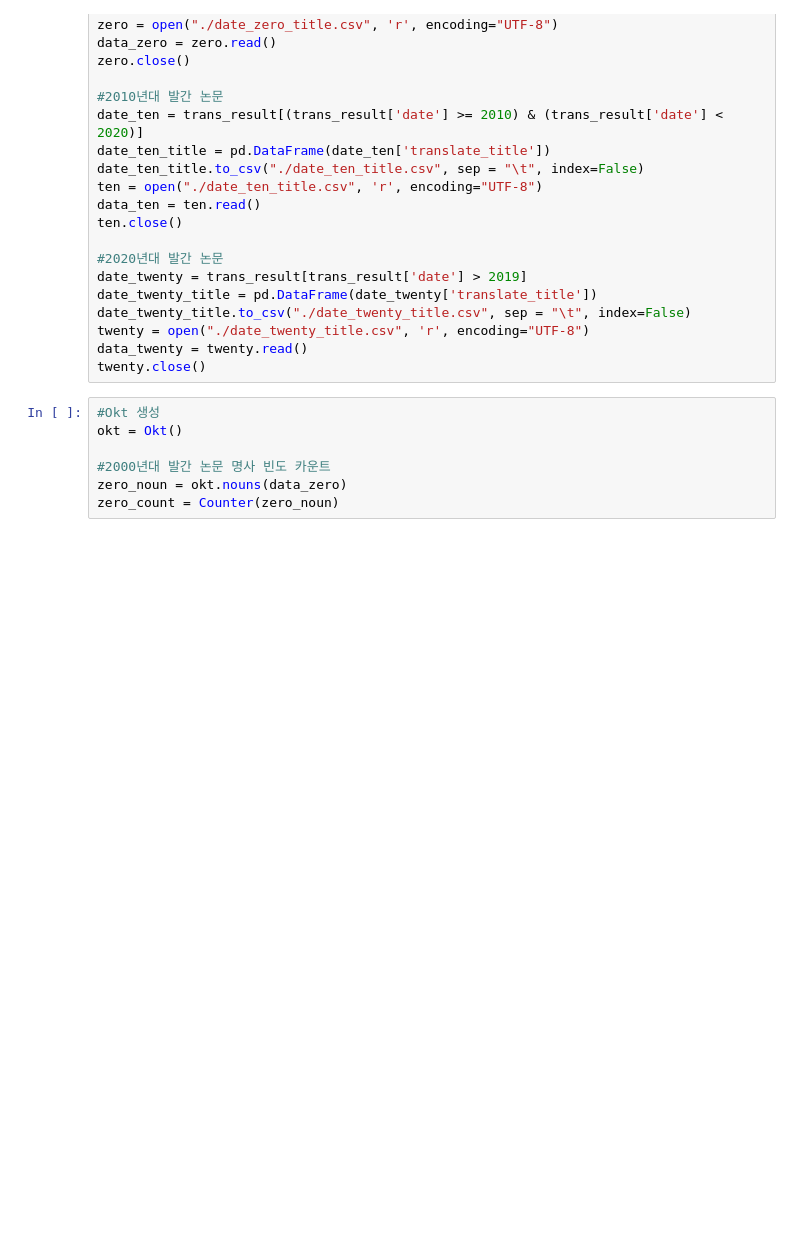
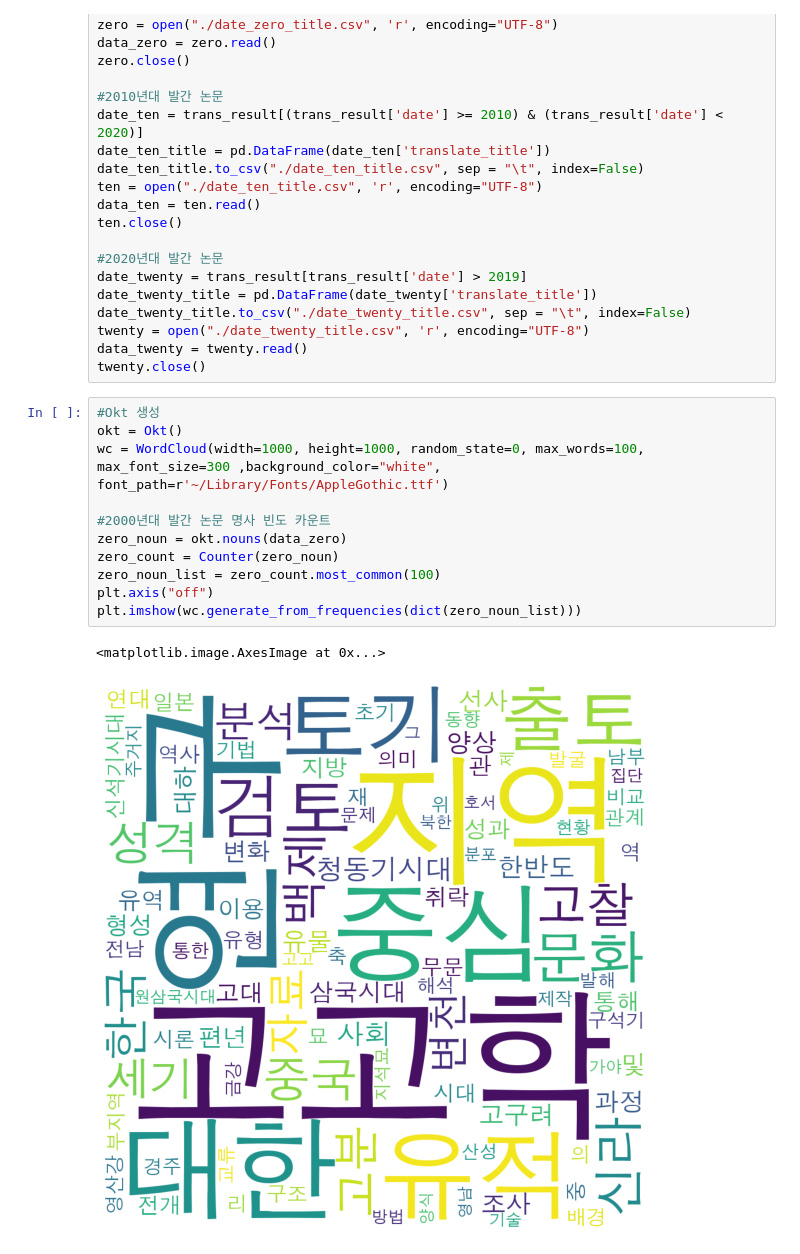
Before and after one commit to ChanToRe/Archaeological-research-trend-analysis, a Jupyter notebook: Arch_Research_trend.ipynb, the cells around one changed output. Drawn from its saved outputs; the diff is of its cells as text; blank space fills up the shorter version.

```diff
--- a/Arch_Research_trend.ipynb
+++ b/Arch_Research_trend.ipynb
@@ -77,10 +94,17 @@ twenty.close()
 # %%
 #Okt 생성
 okt = Okt()
+wc = WordCloud(width=1000, height=1000, random_state=0, max_words=100, max_font_size=300 ,background_color="white", font_path=r'~/Library/Fonts/AppleGothic.ttf')
 
 #2000년대 발간 논문 명사 빈도 카운트
 zero_noun = okt.nouns(data_zero)
 zero_count = Counter(zero_noun)
+zero_noun_list = zero_count.most_common(100)
+plt.axis("off")
+plt.imshow(wc.generate_from_frequencies(dict(zero_noun_list)))
+# %% [output]
+<matplotlib.image.AxesImage at 0x...>
+[figure, added]
 # %%
 #2010년대 발간 논문 명사 빈도 카운트
 ten_noun = okt.nouns(data_ten)
```
Also changed, not shown: parts of 5 cells of this notebook.
